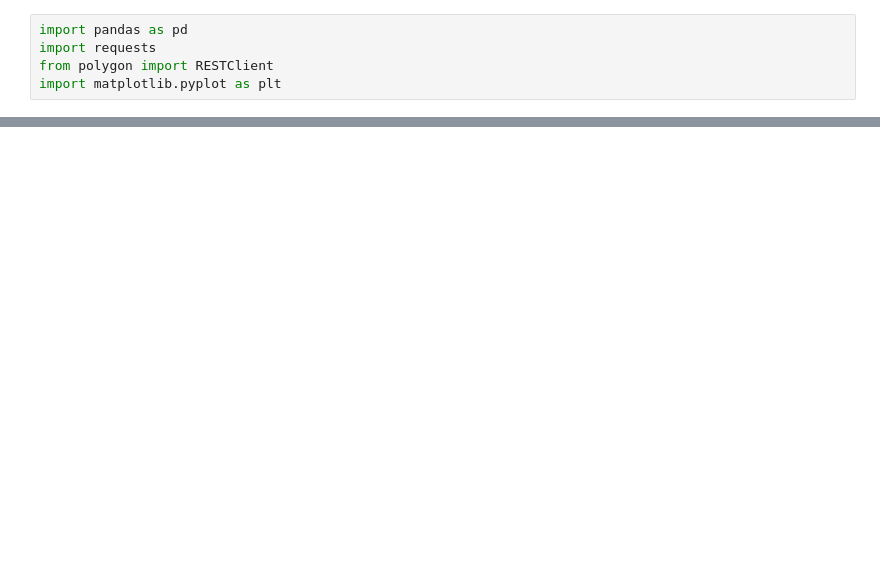
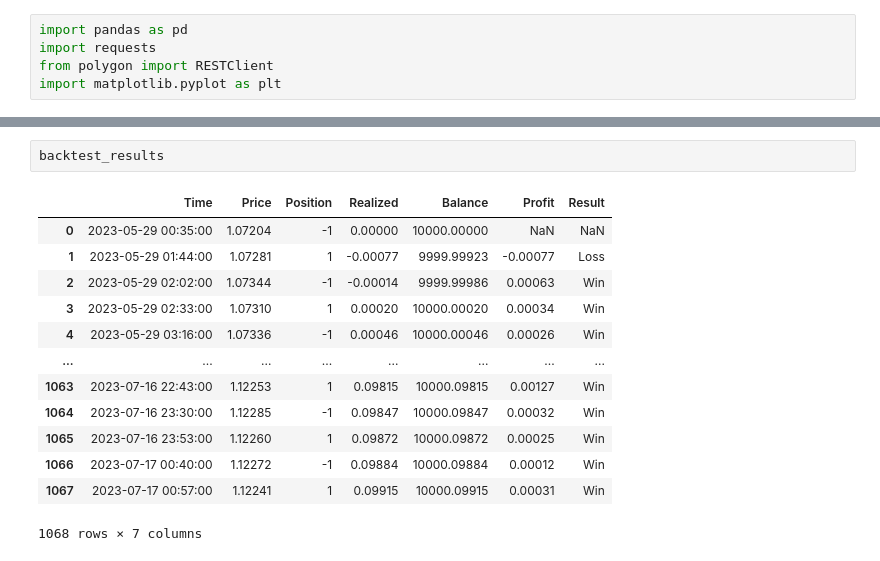
Before and after one commit to brinzunza/BAT, a Jupyter notebook: backtesting/meanReversion.ipynb, the cells around one changed output, grey strips where cells are left out. Drawn from its saved outputs; the diff is of its cells as text; blank space fills up the shorter version.

```diff
--- a/backtesting/meanReversion.ipynb
+++ b/backtesting/meanReversion.ipynb
@@ -200,0 +201,16 @@ plots(backtest_results)
+# %%
+backtest_results
+# %% [output]
+|  | Time | Price | Position | Realized | Balance | Profit | Result |
+| 0 | 2023-05-29 00:35:00 | 1.07204 | -1 | 0.00000 | 10000.00000 | NaN | NaN |
+| 1 | 2023-05-29 01:44:00 | 1.07281 | 1 | -0.00077 | 9999.99923 | -0.00077 | Loss |
+| 2 | 2023-05-29 02:02:00 | 1.07344 | -1 | -0.00014 | 9999.99986 | 0.00063 | Win |
+| 3 | 2023-05-29 02:33:00 | 1.07310 | 1 | 0.00020 | 10000.00020 | 0.00034 | Win |
+| 4 | 2023-05-29 03:16:00 | 1.07336 | -1 | 0.00046 | 10000.00046 | 0.00026 | Win |
+| ... | ... | ... | ... | ... | ... | ... | ... |
+| 1063 | 2023-07-16 22:43:00 | 1.12253 | 1 | 0.09815 | 10000.09815 | 0.00127 | Win |
+| 1064 | 2023-07-16 23:30:00 | 1.12285 | -1 | 0.09847 | 10000.09847 | 0.00032 | Win |
+| 1065 | 2023-07-16 23:53:00 | 1.12260 | 1 | 0.09872 | 10000.09872 | 0.00025 | Win |
+| 1066 | 2023-07-17 00:40:00 | 1.12272 | -1 | 0.09884 | 10000.09884 | 0.00012 | Win |
+| 1067 | 2023-07-17 00:57:00 | 1.12241 | 1 | 0.09915 | 10000.09915 | 0.00031 | Win |
+1068 rows × 7 columns
```
Also changed, not shown: parts of 8 cells of this notebook, 18 other files.
